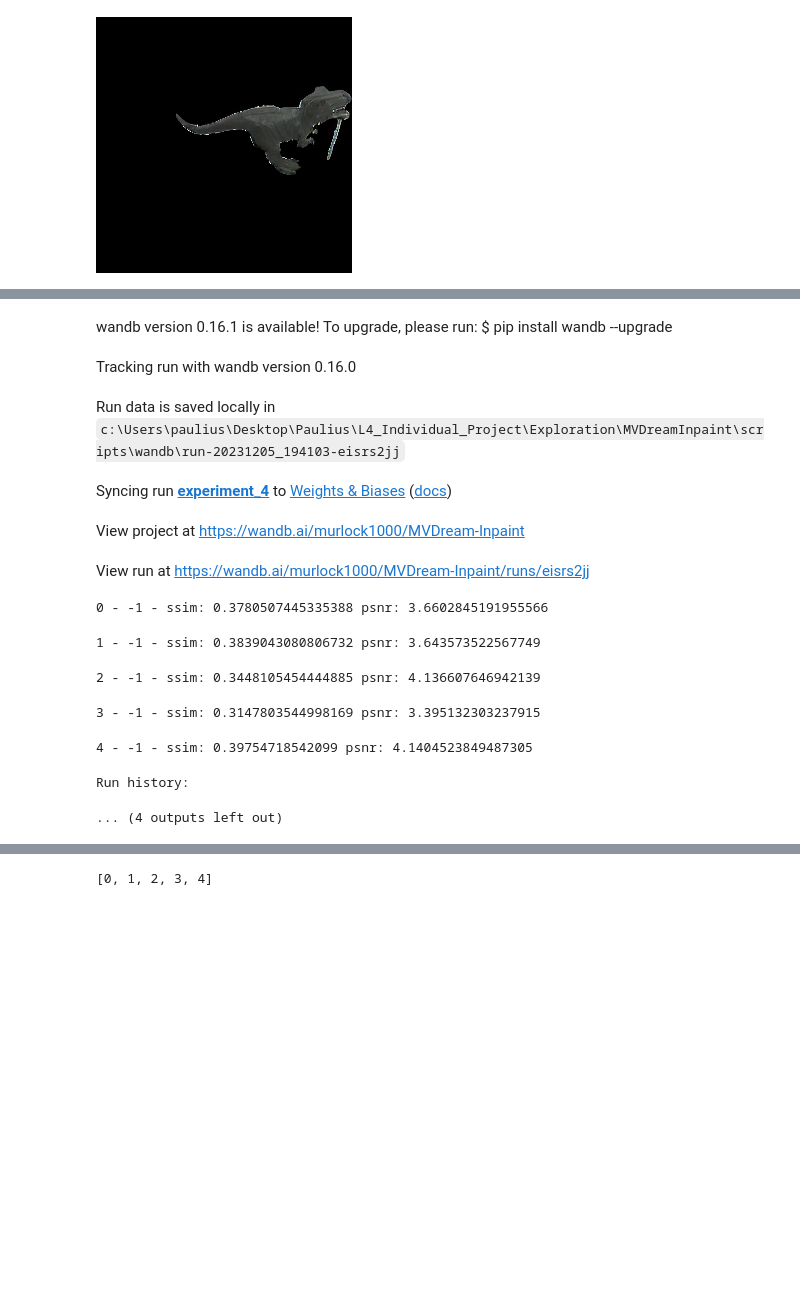
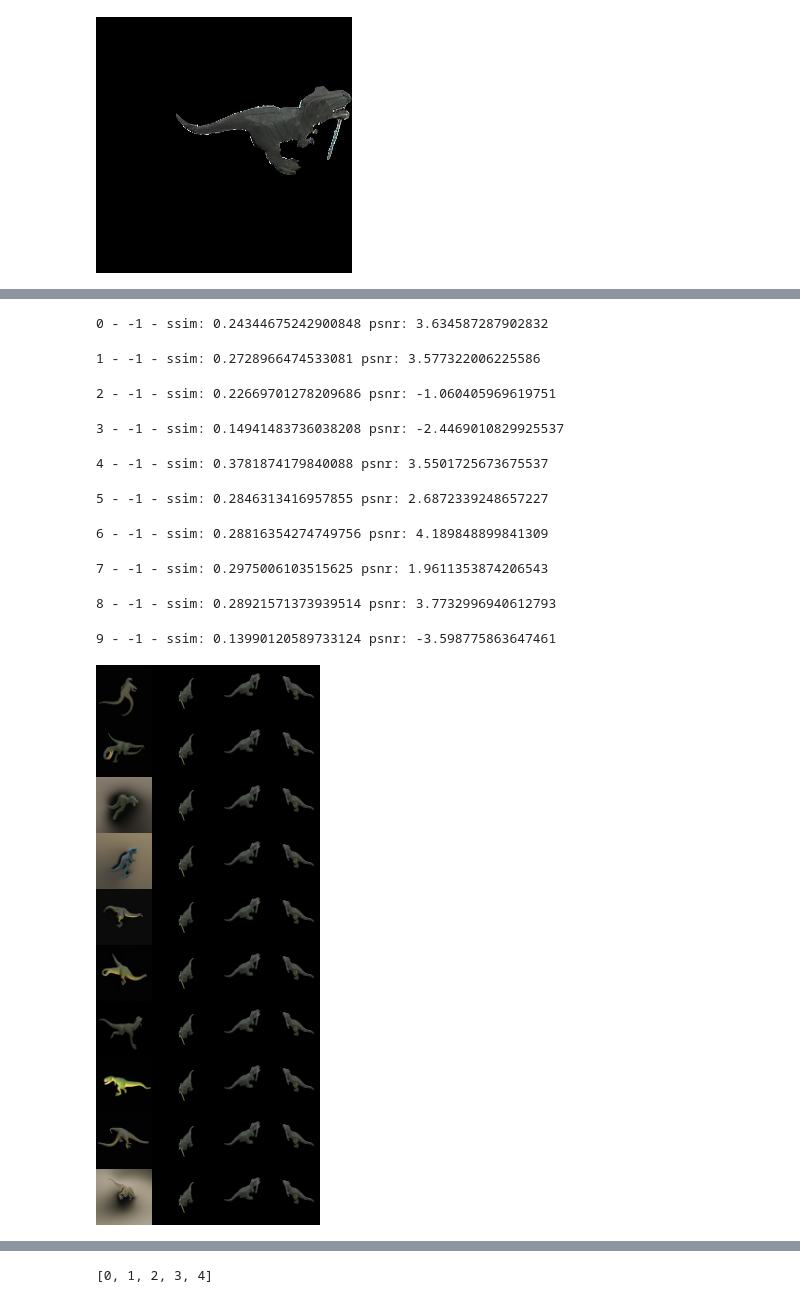
Before and after one commit to murlock1000/MVDreamInpaint, a Jupyter notebook: scripts/MVDream_Experiments.ipynb, the cells around one changed output, grey strips where cells are left out. Saved outputs shown, nothing was run; the diff lists cells and outputs as text; code cells hidden in the pictures; blank space fills up the shorter version.

```diff
--- a/scripts/MVDream_Experiments.ipynb
+++ b/scripts/MVDream_Experiments.ipynb
@@ -592,7 +597,7 @@ import open_clip
 
 clip_model, _, clip_preprocess = open_clip.create_model_and_transforms('ViT-B-32', pretrained='laion2b_s34b_b79k')
 # %%
-def ti2i(model, image_size, prompt, uc, sampler, step=20, scale=7.5, batch_size=8, ddim_eta=0., dtype=torch.float32, device="cuda", camera=None, num_frames=1, x0=None, mask=None, temperature=1., noise_dropout=0., quantize_x0=False, verbose=False, img_callback=None, evaluate_inter=False, decode_inter=False):
+def ti2i(model, image_size, prompt, uc, sampler, step=20, scale=7.5, batch_size=8, ddim_eta=0., dtype=torch.float32, device="cuda", camera=None, num_frames=1, x0=None, mask=None, temperature=1., noise_dropout=0., quantize_x0=False, verbose=False, img_callback=None, evaluate_inter=False, decode_inter=False, ddim_discretize="uniform"):
     with torch.no_grad(), torch.autocast(device_type=device, dtype=dtype):
         if type(prompt) == Image.Image:
             c = model.cond_stage_model.preprocess(prompt).unsqueeze(0)
@@ -624,7 +629,8 @@ def ti2i(model, image_size, prompt, uc, sampler, step=20, scale=7.5, batch_size=
                                         temperature=temperature, noise_dropout=noise_dropout,
                                         quantize_x0=quantize_x0,
                                         eta=ddim_eta, x_T=None, x0=x0, mask=mask,
-                                        img_callback = eval_callback)
+                                        img_callback = eval_callback,
+                                        ddim_discretize = ddim_discretize)
 
         if img_callback:
             img_callback(samples_ddim, -1)
@@ -717,5 +716,4 @@ init_image shape: torch.Size([4, 3, 256, 256])
 # %%
-import torch
 from torchmetrics.image import StructuralSimilarityIndexMeasure, PeakSignalNoiseRatio, LearnedPerceptualImagePatchSimilarity
 
 ssim = StructuralSimilarityIndexMeasure().to(device)
@@ -727,7 +725,7 @@ metrics = {}
 def calc_latent_image_metrics(run_id):
     def _calc_latent_image_metrics(pred_x0, i):
         pred_x0 = pred_x0[0].unsqueeze(0)
-        target = calc_latent_sim_to.unsqueeze(0)
+        target = b.og_latent_x0_img[0].unsqueeze(0)
 
         ssim_metric = ssim(target, pred_x0)
         psnr_metric = psnr(target, pred_x0)
@@ -735,7 +733,7 @@ def calc_latent_image_metrics(run_id):
         #metrics[run_id].append({"ssim_metric": float(ssim_metric.cpu().numpy()), "psnr_metric": float(psnr_metric.cpu().numpy())})
 
         #lpips_metric = lpips(target, pred_x0)
-        wandb.log({"latent_ssim": ssim_metric, "latent_psnr": psnr_metric}, step=run_id)
+       # wandb.log({"latent_ssim": ssim_metric, "latent_psnr": psnr_metric}, step=run_id)
         print(f"{run_id} - {i} - ssim: {ssim_metric} psnr: {psnr_metric}") #lpips: {lpips_metric}")
     return _calc_latent_image_metrics
 
@@ -748,7 +746,7 @@ def calc_rgb_image_metrics(pred_x0, i):
    # psnr_metric = psnr(target, pred_x0)
     lpips_metric = lpips(target, pred_x0)
 
-    wandb.log({"rgb_lpips": lpips_metric})
+    #wandb.log({"rgb_lpips": lpips_metric})
     print(f"{i} - lpips: {lpips_metric}")
 # %%
 from dataclasses import dataclass
@@ -757,63 +755,71 @@ images = []
 params = e.modelHyperParams
 
 metrics = {}
 renders = {}
 
-wandb.init(
-         # set the wandb project where this run will be logged
-         project="MVDream-Inpaint",
+#wandb.init(
+#         # set the wandb project where this run will be logged
+#         project="MVDream-Inpaint",
+#
+#         # track hyperparameters and run metadata
+#         config= e.wandbParams.__dict__,
+#         name = "experiment_4"#f"{e.experimentName}"
+#     )
 
-         # track hyperparameters and run metadata
-         config= e.wandbParams.__dict__,
-         name = "experiment_4"#f"{e.experimentName}"
-     )
+#wandb.define_metric("latent_ssim", summary="min")
+#wandb.define_metric("latent_ssim", summary="max")
+#wandb.define_metric("latent_ssim", summary="mean")
 
-wandb.define_metric("latent_ssim", summary="min")
-wandb.define_metric("latent_ssim", summary="max")
-wandb.define_metric("latent_ssim", summary="mean")
+#wandb.define_metric("latent_psnr", summary="min")
+#wandb.define_metric("latent_psnr", summary="max")
+#wandb.define_metric("latent_psnr", summary="mean")
 
-wandb.define_metric("latent_psnr", summary="min")
-wandb.define_metric("latent_psnr", summary="max")
-wandb.define_metric("latent_psnr", summary="mean")
-
+params.sample_size = 10
+params.ddim_eta = 0.5
+params.step = 10
+params.temperature = 0
+params.scale = 10
+params.evaluate_inter = False
+params.decode_inter = False
+params.ddim_discretize = "uniform" #uniform
 
 for j in range(params.sample_size):
     metrics[j] = []
-    img, inter_images = ti2i(model, params.size, params.text, uc, sampler, step=params.step, scale=params.scale, batch_size=batch_size, ddim_eta=params.ddim_eta, dtype=dtype, device=device, camera=camera, num_frames=args.num_frames, x0=latent_img, mask=mask, temperature=params.temperature, noise_dropout=params.noise_dropout, img_callback=calc_latent_image_metrics(run_id=j), evaluate_inter=False, decode_inter=False)
+    img, inter_images = ti2i(model, params.size, params.text, uc, sampler, step=params.step, scale=params.scale, batch_size=batch_size, ddim_eta=params.ddim_eta, dtype=dtype, device=device, camera=camera, num_frames=args.num_frames, x0=b.latent_x0_img, mask=mask, temperature=params.temperature, noise_dropout=params.noise_dropout, img_callback=calc_latent_image_metrics(run_id=j), evaluate_inter=params.evaluate_inter, decode_inter=params.decode_inter, ddim_discretize=params.ddim_discretize)
     # Better is: Low temperature, low scale, high ddim_eta. noise dropout inconsistent?
     # lower temperature requires higher scale 0.0001
     #calc_rgb_image_metrics(np.array(img), -1)
     img = np.concatenate(img, 1)
     renders[j] = img
     images.append(img)
     #wandb.finish()
-    wandb.log({"final_render": wandb.Image(img)}, step=j)
+    #wandb.log({"final_render": wandb.Image(img)}, step=j)
 
     for idx, inter_img in enumerate(inter_images):
         inter_images = np.concatenate(inter_img, 1)
         e.out.savePILstrip(f"Dinosaur_inter_{j}_{idx}", [Image.fromarray(inter_images)])
 
-wandb.finish()
+#wandb.finish()
 
 images = np.concatenate(images, 0)
 
 e.out.savePILstrip(f"Final_reconstruction", [Image.fromarray(images)])
 
 Image.fromarray(images)
+
+# Black image: 0 - -1 - ssim: 0.48463791608810425 psnr: 5.017804145812988
 # %% [output]
-wandb version 0.16.1 is available! To upgrade, please run: $ pip install wandb --upgrade
-Tracking run with wandb version 0.16.0
-Run data is saved locally in c:\Users\paulius\Desktop\Paulius\L4_Individual_Project\Exploration\MVDreamInpaint\scripts\wandb\run-20231205_194103-eisrs2jj
-Syncing run experiment_4 to Weights & Biases (docs)
-View project at https://wandb.ai/murlock1000/MVDream-Inpaint
-View run at https://wandb.ai/murlock1000/MVDream-Inpaint/runs/eisrs2jj
-0 - -1 - ssim: 0.3780507445335388 psnr: 3.6602845191955566
+0 - -1 - ssim: 0.24344675242900848 psnr: 3.634587287902832
-1 - -1 - ssim: 0.3839043080806732 psnr: 3.643573522567749
+1 - -1 - ssim: 0.2728966474533081 psnr: 3.577322006225586
-2 - -1 - ssim: 0.3448105454444885 psnr: 4.136607646942139
+2 - -1 - ssim: 0.22669701278209686 psnr: -1.060405969619751
-3 - -1 - ssim: 0.3147803544998169 psnr: 3.395132303237915
+3 - -1 - ssim: 0.14941483736038208 psnr: -2.4469010829925537
-4 - -1 - ssim: 0.39754718542099 psnr: 4.1404523849487305
+4 - -1 - ssim: 0.3781874179840088 psnr: 3.5501725673675537
-Run history:
+5 - -1 - ssim: 0.2846313416957855 psnr: 2.6872339248657227
-... (4 outputs left out)
+6 - -1 - ssim: 0.28816354274749756 psnr: 4.189848899841309
+7 - -1 - ssim: 0.2975006103515625 psnr: 1.9611353874206543
+8 - -1 - ssim: 0.28921571373939514 psnr: 3.7732996940612793
+9 - -1 - ssim: 0.13990120589733124 psnr: -3.598775863647461
+[figure, added]
 # %%
 metrics
 #wandb.finish()
```
Also changed, not shown: parts of 7 cells of this notebook, 2 other files.
